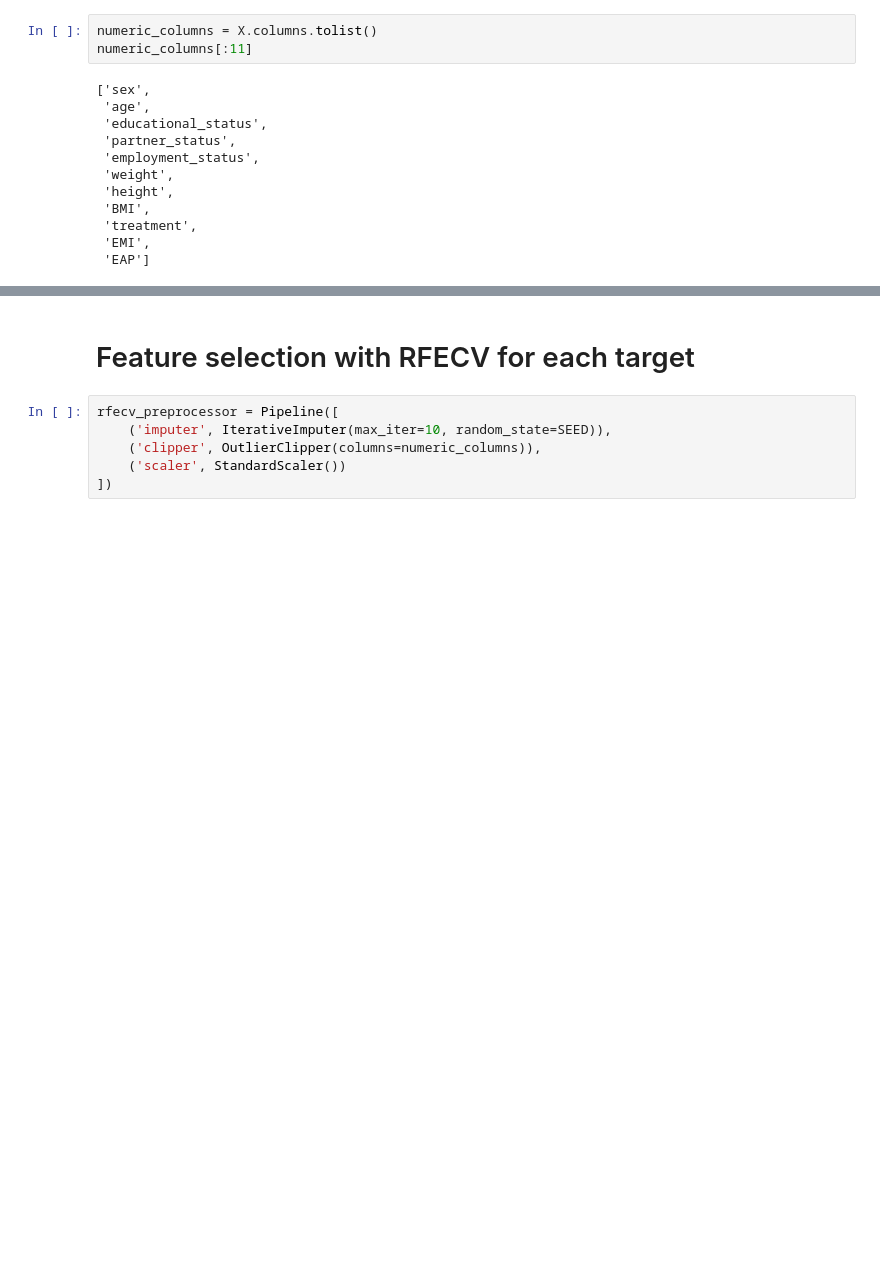
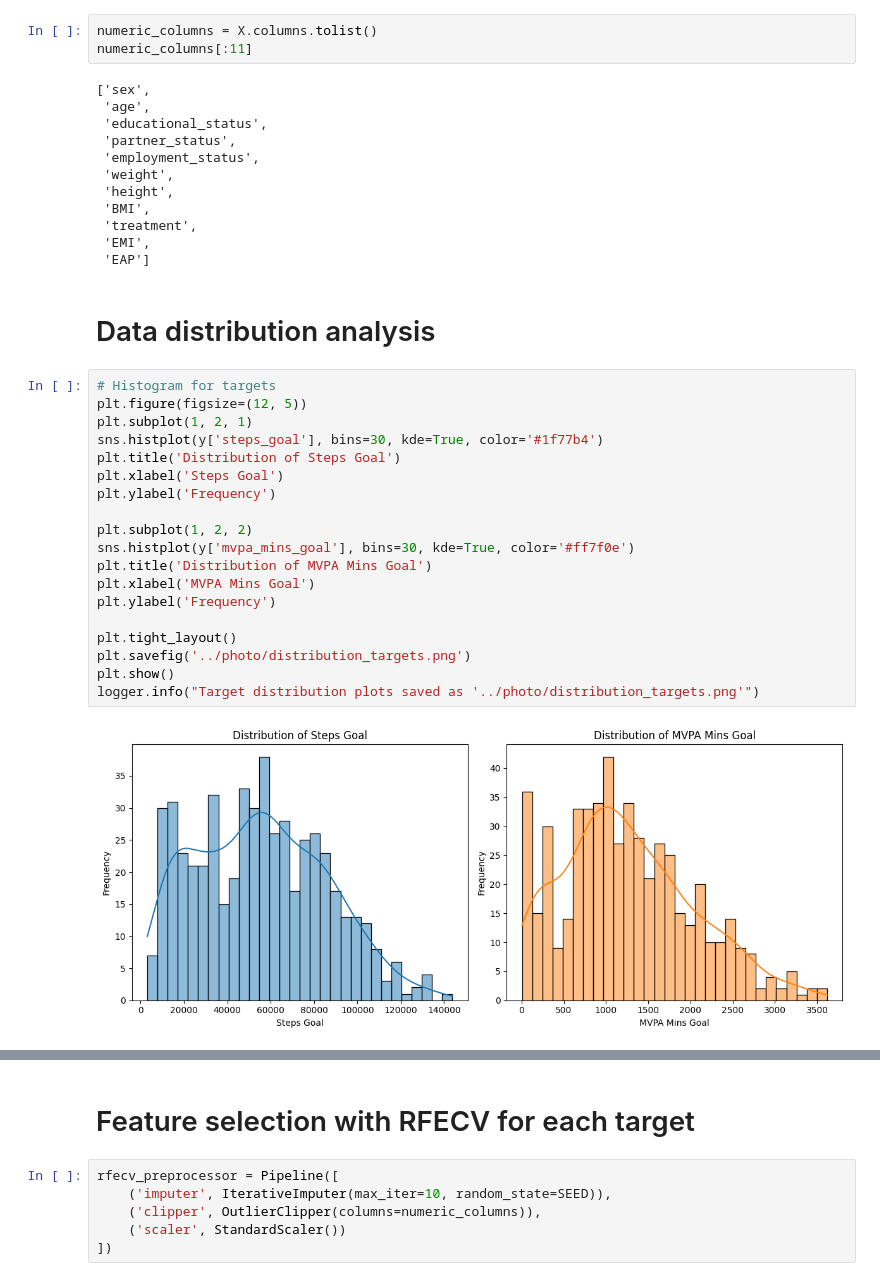
Before and after one commit to aliowx/activity-goal-prediction, a Jupyter notebook: notebook/final_model_notebook.ipynb, the cells around one changed output, grey strips where cells are left out. Cells and saved outputs as stored; diff of their text form; blank space fills up the shorter version.

```diff
--- a/notebook/final_model_notebook.ipynb
+++ b/notebook/final_model_notebook.ipynb
@@ -170,3 +170,26 @@ numeric_columns[:11]
  'treatment',
  'EMI',
  'EAP']
+# %% [markdown]
+# Data distribution analysis
+# %%
+# Histogram for targets
+plt.figure(figsize=(12, 5))
+plt.subplot(1, 2, 1)
+sns.histplot(y['steps_goal'], bins=30, kde=True, color='#1f77b4')
+plt.title('Distribution of Steps Goal')
+plt.xlabel('Steps Goal')
+plt.ylabel('Frequency')
+
+plt.subplot(1, 2, 2)
+sns.histplot(y['mvpa_mins_goal'], bins=30, kde=True, color='#ff7f0e')
+plt.title('Distribution of MVPA Mins Goal')
+plt.xlabel('MVPA Mins Goal')
+plt.ylabel('Frequency')
+
+plt.tight_layout()
+plt.savefig('../photo/distribution_targets.png')
+plt.show()
+logger.info("Target distribution plots saved as '../photo/distribution_targets.png'")
+# %% [output]
+[figure, added]
```
Also changed, not shown: parts of 69 cells of this notebook.
